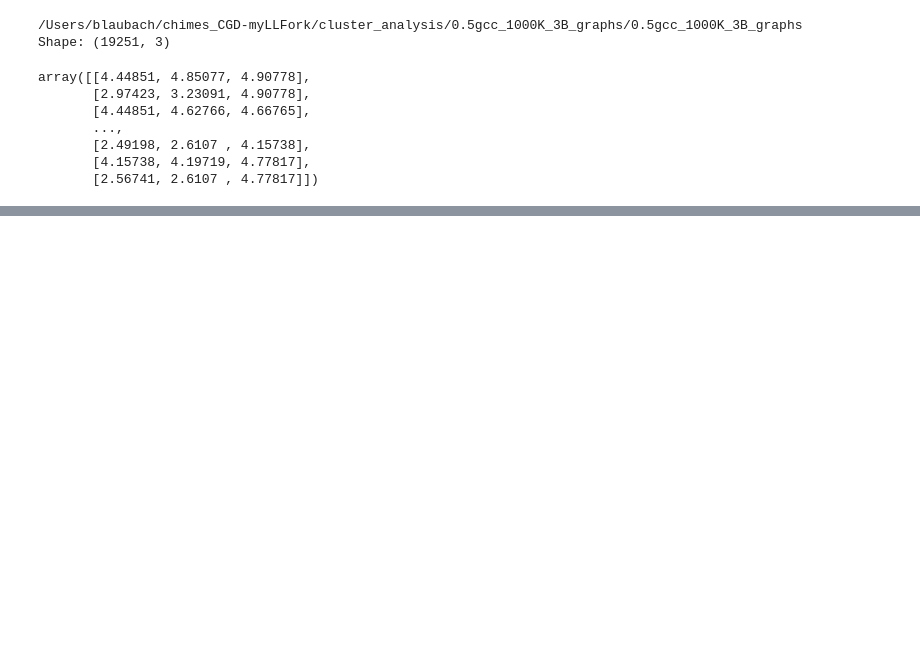
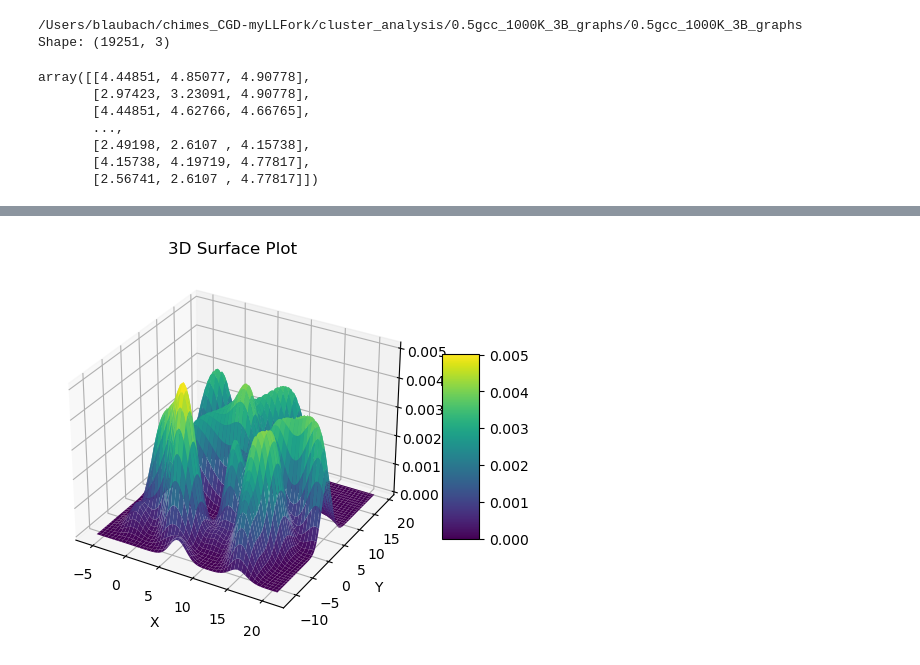
Before and after one commit to laubachb/chimes_CGD-myLLFork, a Jupyter notebook: cluster_analysis/0.5gcc_1000K_3B_graphs/0.5gcc_1000K_3B_graphs/umap_3bs.ipynb, the cells around one changed output, grey strips where cells are left out. Cells and saved outputs as stored; diff of their text form; code cells hidden in the pictures; blank space fills up the shorter version.

```diff
--- a/cluster_analysis/0.5gcc_1000K_3B_graphs/0.5gcc_1000K_3B_graphs/umap_3bs.ipynb
+++ b/cluster_analysis/0.5gcc_1000K_3B_graphs/0.5gcc_1000K_3B_graphs/umap_3bs.ipynb
@@ -99,0 +112,25 @@ plt.show()
+# %%
+# Create a grid for the surface plot
+x_grid, y_grid = np.meshgrid(np.linspace(min(x), max(x), 100), np.linspace(min(y), max(y), 100))
+xy_grid = np.vstack([x_grid.ravel(), y_grid.ravel()])
+z_grid = gaussian_kde(xy)(xy_grid).reshape(x_grid.shape)
+
+# Create a 3D plot
+fig = plt.figure()
+ax = fig.add_subplot(111, projection='3d')
+
+# Plot the surface
+surf = ax.plot_surface(x_grid, y_grid, z_grid, cmap='viridis', edgecolor='none')
+
+# Set labels and title
+ax.set_xlabel('X')
+ax.set_ylabel('Y')
+ax.set_zlabel('Z')
+ax.set_title('3D Surface Plot')
+
+# Add a color bar
+fig.colorbar(surf, shrink=0.5, aspect=5)
+
+plt.show()
+# %% [output]
+[figure, added]
```
Also changed, not shown: parts of 4 cells of this notebook.
